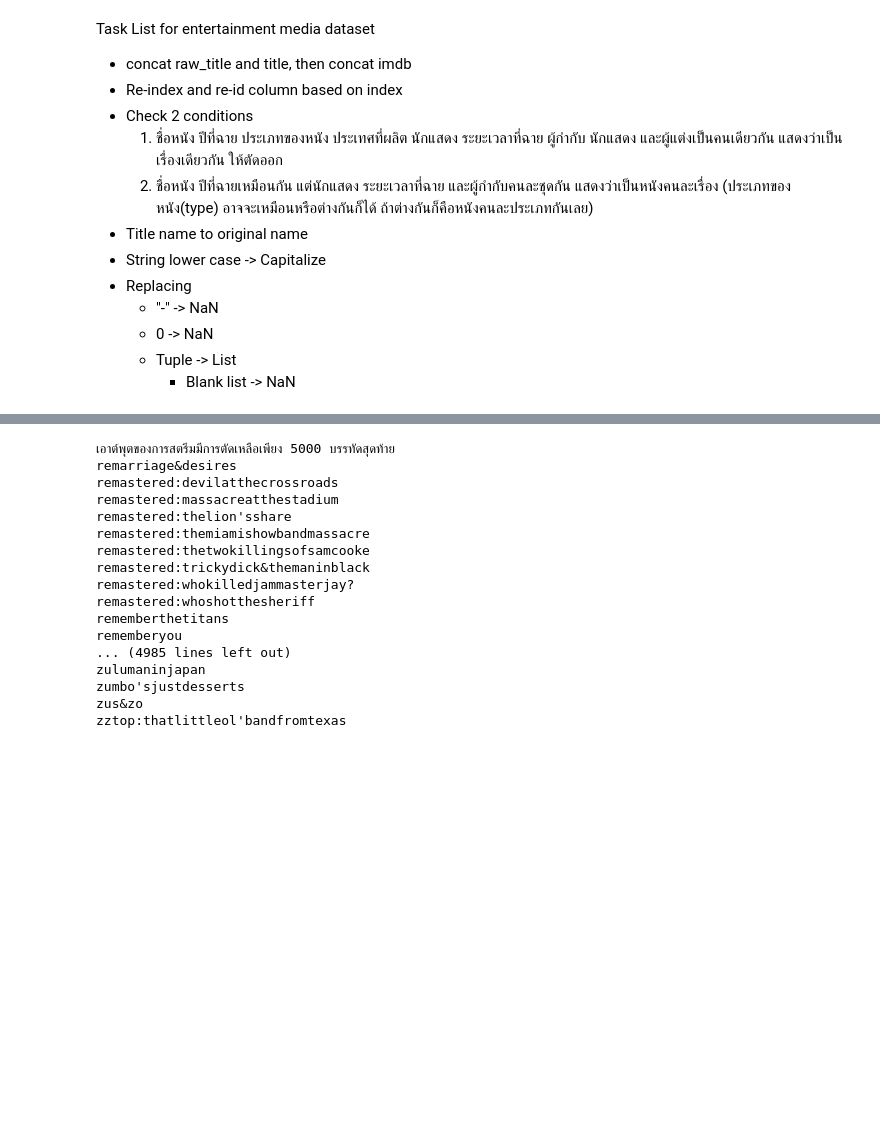
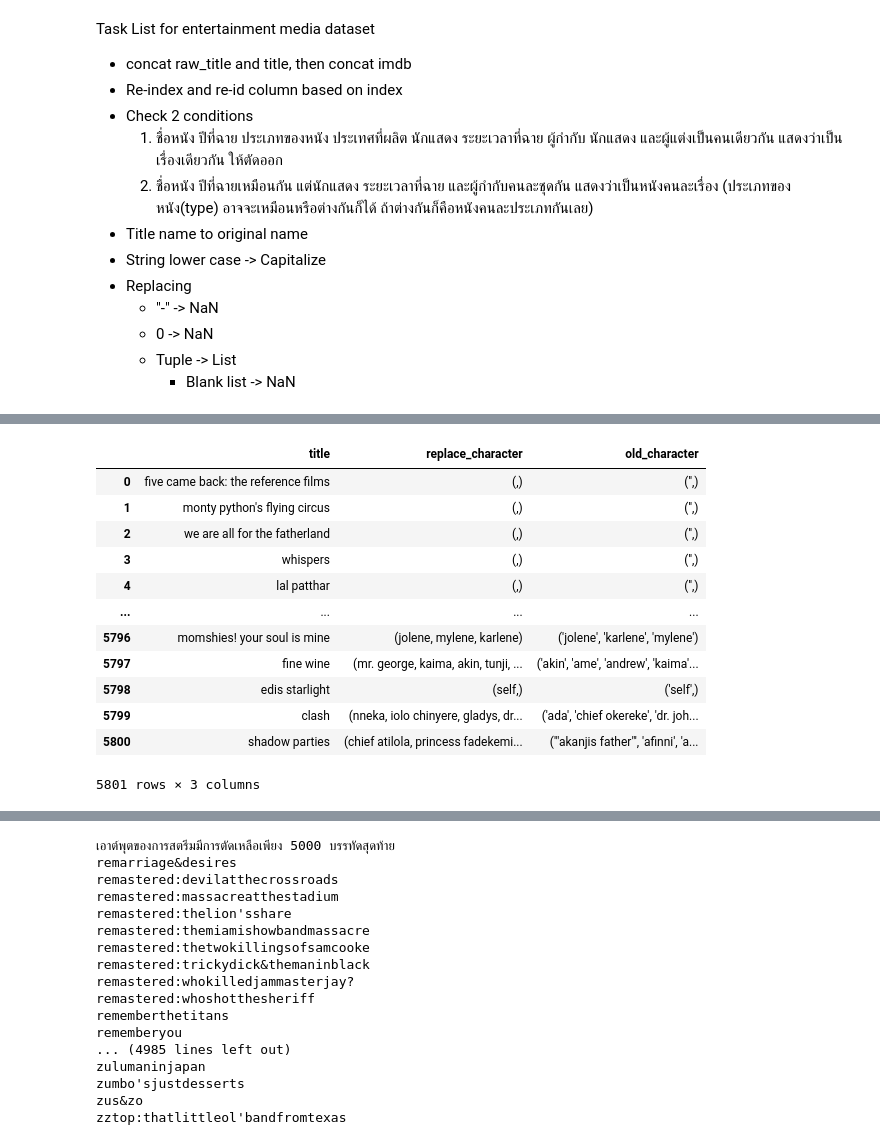
Before and after one commit to zolocapricorn/Senior_Project, a Jupyter notebook: Preparing_data.ipynb, the cells around one changed output, grey strips where cells are left out. Drawn from its saved outputs; the diff is of its cells as text; code cells hidden in the pictures; blank space fills up the shorter version.

```diff
--- a/Preparing_data.ipynb
+++ b/Preparing_data.ipynb
@@ -1431,0 +1338,2 @@ print(len(des))
+# %%
+read_file = pd.read_pickle("/content/cleaned_raw_title_after_check_condition.pkl")
@@ -1431,0 +1354,33 @@ print(len(des))
+# %%
+df_c, df_a = pd.DataFrame(), pd.DataFrame()
+title_list, replace_character, old_character = [], [], []
+replace_actor, old_actor = [], []
+for title in tqdm(read_file["title"]):
+  if title in entertainment_media["title"].tolist():
+    title_list.append(title)
+    replace_character.append(read_file.loc[read_file["title"] == title, "character"].values[0])
+    replace_actor.append(read_file.loc[read_file["title"] == title, "actor"].values[0])
+    old_character.append(entertainment_media.loc[entertainment_media["title"] == title, "character"].values[0])
+    old_actor.append(entertainment_media.loc[entertainment_media["title"] == title, "actor"].values[0])
+df_c["title"] = title_list
+df_c["replace_character"] = replace_character
+df_c["old_character"] = old_character
+df_a["title"] = title_list
+df_a["replace_actor"] = replace_actor
+df_a["old_actor"] = old_actor
+# %%
+df_c
+# %% [output]
+|  | title | replace_character | old_character |
+| 0 | five came back: the reference films | (,) | ('',) |
+| 1 | monty python's flying circus | (,) | ('',) |
+| 2 | we are all for the fatherland | (,) | ('',) |
+| 3 | whispers | (,) | ('',) |
+| 4 | lal patthar | (,) | ('',) |
+| ... | ... | ... | ... |
+| 5796 | momshies! your soul is mine | (jolene, mylene, karlene) | ('jolene', 'karlene', 'mylene') |
+| 5797 | fine wine | (mr. george, kaima, akin, tunji, ... | ('akin', 'ame', 'andrew', 'kaima'... |
+| 5798 | edis starlight | (self,) | ('self',) |
+| 5799 | clash | (nneka, iolo chinyere, gladys, dr... | ('ada', 'chief okereke', 'dr. joh... |
+| 5800 | shadow parties | (chief atilola, princess fadekemi... | ('"akanjis father"', 'afinni', 'a... |
+5801 rows × 3 columns
```
Also changed, not shown: parts of 58 cells of this notebook.
